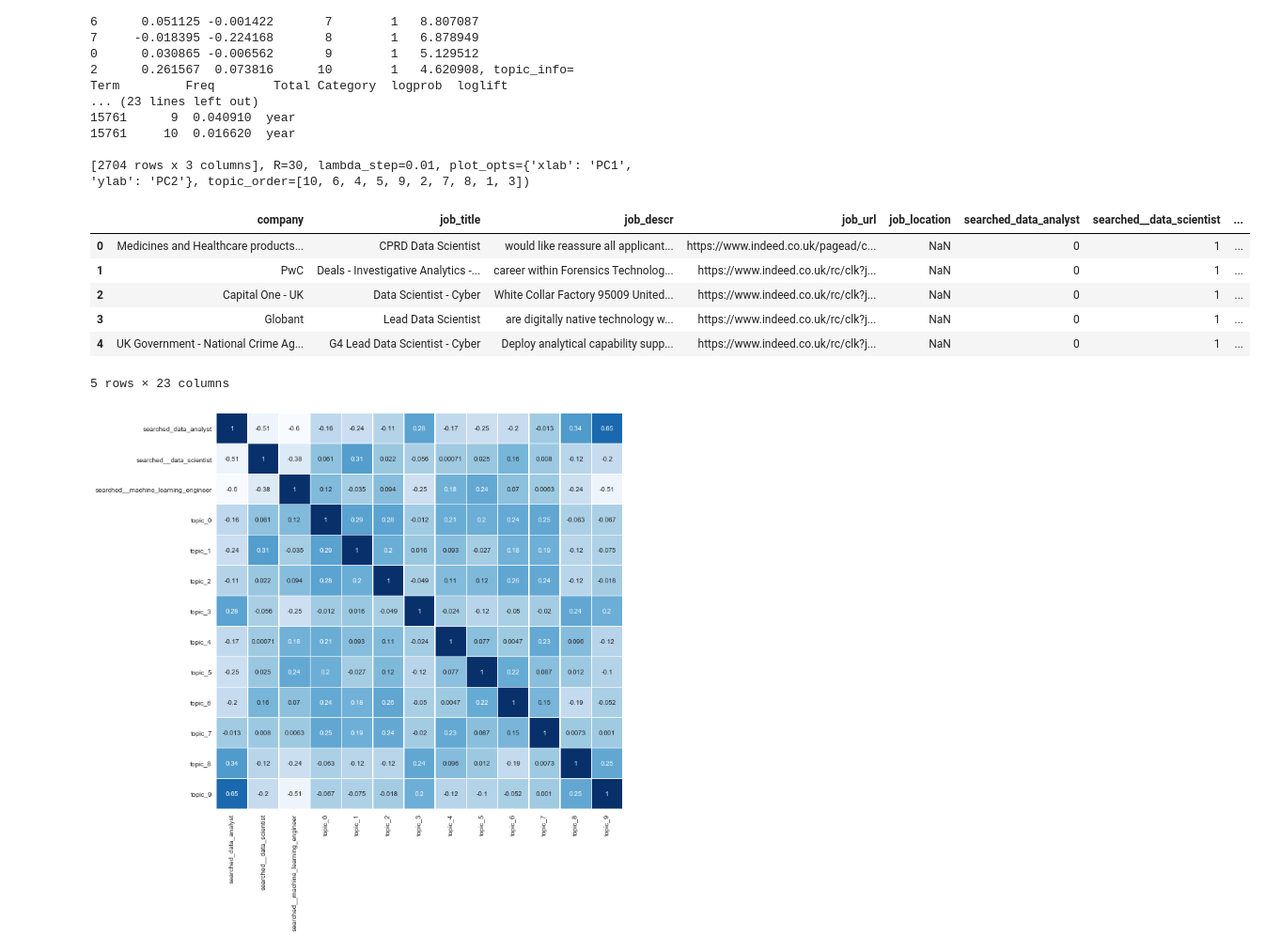
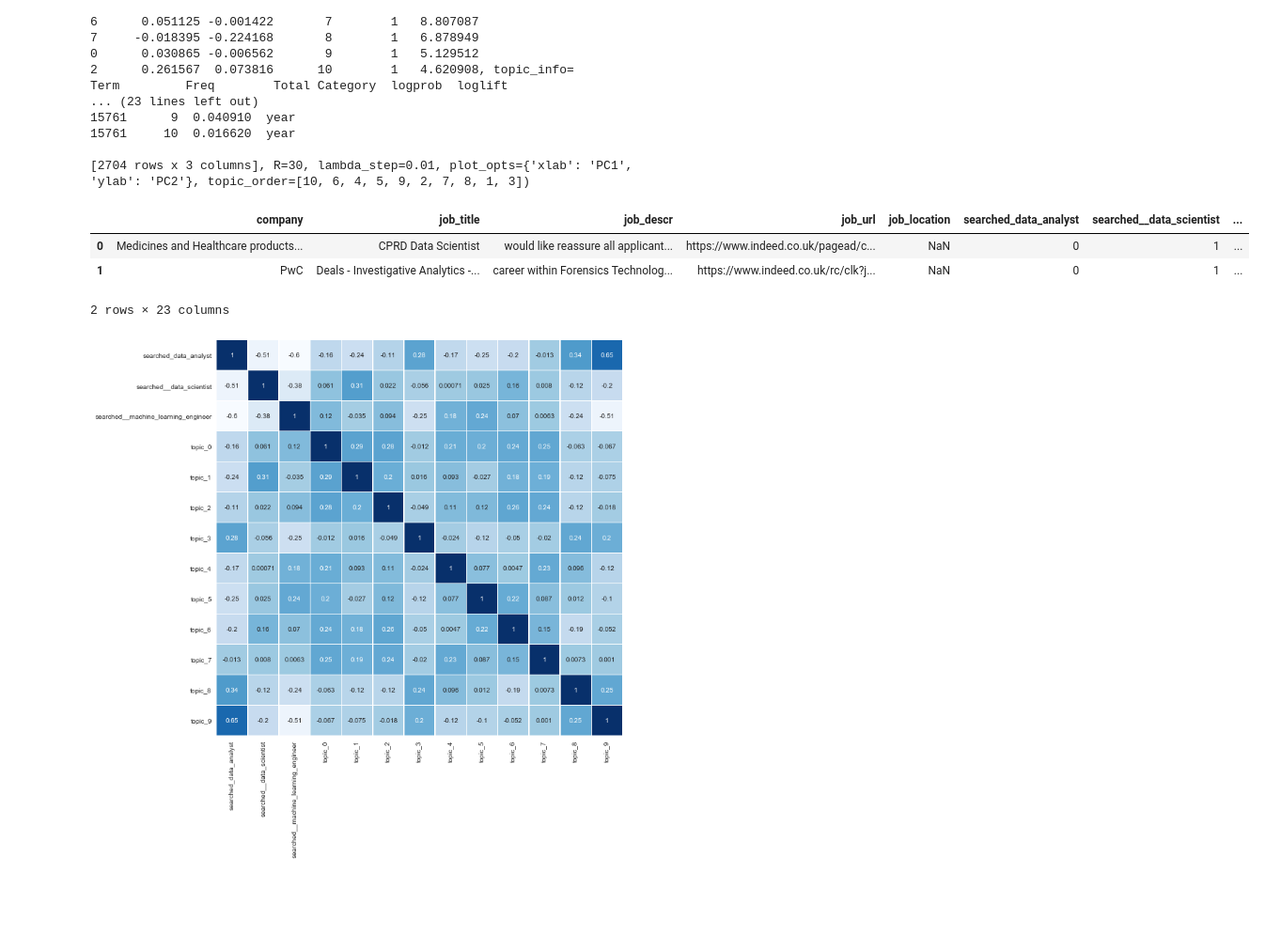
Before and after one commit to Ioana-P/MLEng_vs_DScientist_analysis, a Jupyter notebook: 2_Topic_modelling.ipynb, the cells around one changed output. Shown: that part at 94% size. Cells and saved outputs as stored; diff of their text form; code cells hidden in the pictures; blank space fills up the shorter version.

```diff
--- a/2_Topic_modelling.ipynb
+++ b/2_Topic_modelling.ipynb
@@ -137,15 +127,12 @@ topic
 
 [2704 rows x 3 columns], R=30, lambda_step=0.01, plot_opts={'xlab': 'PC1', 'ylab': 'PC2'}, topic_order=[10, 6, 4, 5, 9, 2, 7, 8, 1, 3])
 # %%
-lda_data.head()
+lda_data.head(2)
 # %% [output]
 |  | company | job_title | job_descr | job_url | job_location | searched_data_analyst | searched__data_scientist | ... |
 | 0 | Medicines and Healthcare products... | CPRD Data Scientist | would like reassure all applicant... | https://www.indeed.co.uk/pagead/c... | NaN | 0 | 1 | ... |
 | 1 | PwC | Deals - Investigative Analytics -... | career within Forensics Technolog... | https://www.indeed.co.uk/rc/clk?j... | NaN | 0 | 1 | ... |
-| 2 | Capital One - UK | Data Scientist - Cyber | White Collar Factory 95009 United... | https://www.indeed.co.uk/rc/clk?j... | NaN | 0 | 1 | ... |
-| 3 | Globant | Lead Data Scientist | are digitally native technology w... | https://www.indeed.co.uk/rc/clk?j... | NaN | 0 | 1 | ... |
-| 4 | UK Government - National Crime Ag... | G4 Lead Data Scientist - Cyber | Deploy analytical capability supp... | https://www.indeed.co.uk/rc/clk?j... | NaN | 0 | 1 | ... |
-5 rows × 23 columns
+2 rows × 23 columns
 # %%
 plt.figure(figsize=(11,11))
 sns.heatmap(lda_data[['searched_data_analyst', 'searched__data_scientist', 'searched__machine_learning_engineer',
```
Also changed, not shown: parts of 3 cells of this notebook.
